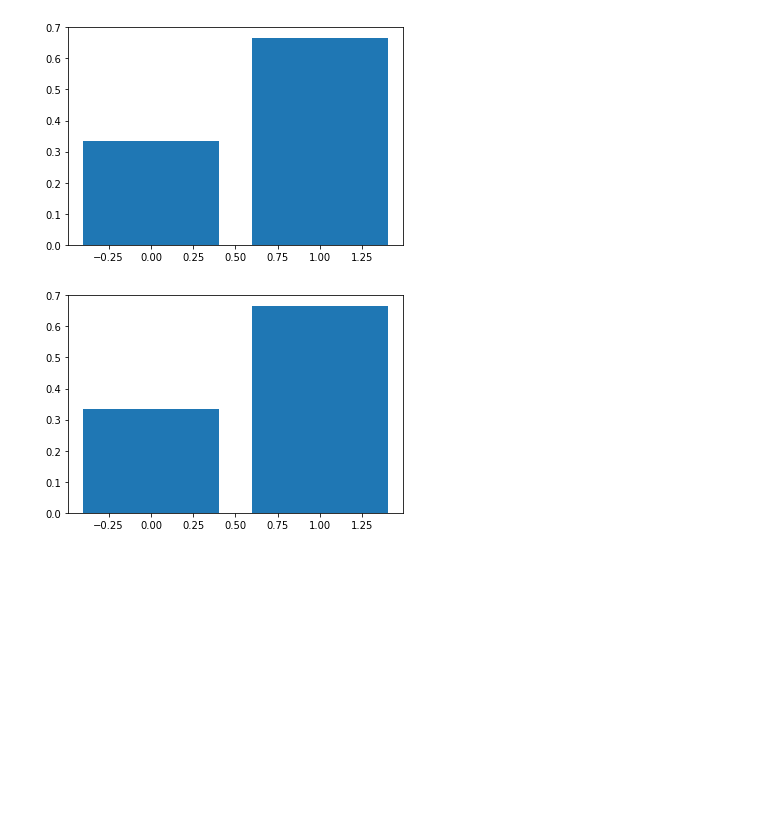
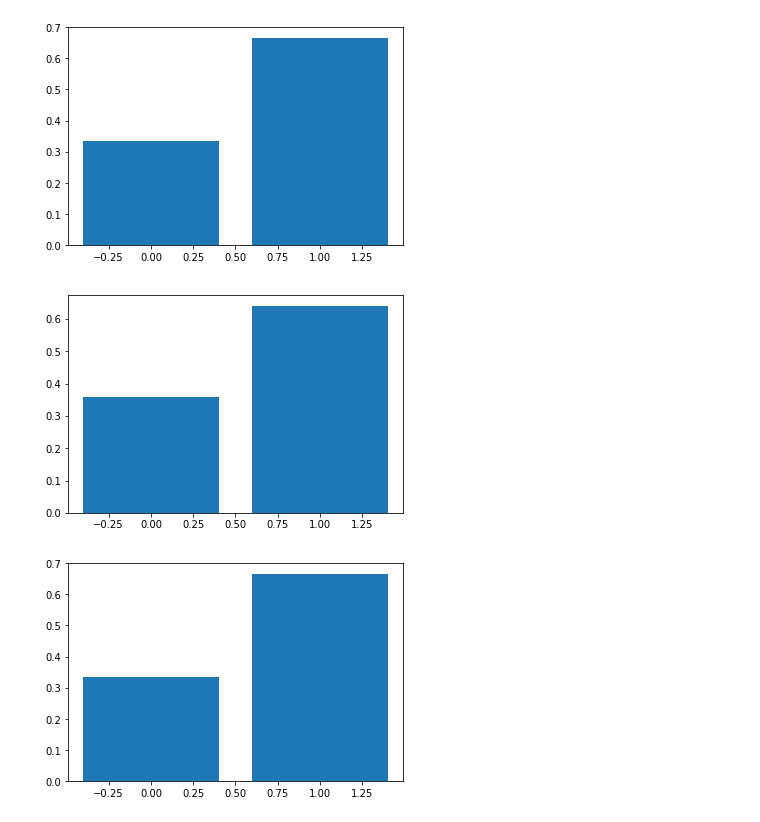
Before and after one commit to ebigelow/probmods-pyro, a Jupyter notebook: Chapter 3 - Conditioning.ipynb, the cells around one changed output. Drawn from its saved outputs; the diff is of its cells as text; code cells hidden in the pictures; blank space fills up the shorter version.

```diff
--- a/Chapter 3 - Conditioning.ipynb
+++ b/Chapter 3 - Conditioning.ipynb
@@ -50,6 +54,20 @@ d = Infer(conditioned_model, posterior_method='enumerate')
 viz(d)
 # %% [output]
 [figure]
+# %%
+def model():
+    A = pflip('A', 0.5)
+    B = pflip('B', 0.5)
+    C = pflip('C', 0.5)
+    D = pyro.sample('D', dist.Normal(A + B + C, 1e-15))
+    return A
+
+conditioned_model = pyro.condition(model, data={'D': torch.tensor(2)})
+
+d = Infer(conditioned_model, posterior_method='mh')
+viz(d)
+# %% [output]
+[figure, added]
 # %%
 def conditioned_model2():
     A = pflip('A', 0.5)
```
Also changed, not shown: parts of 14 cells of this notebook, 2 other files.
